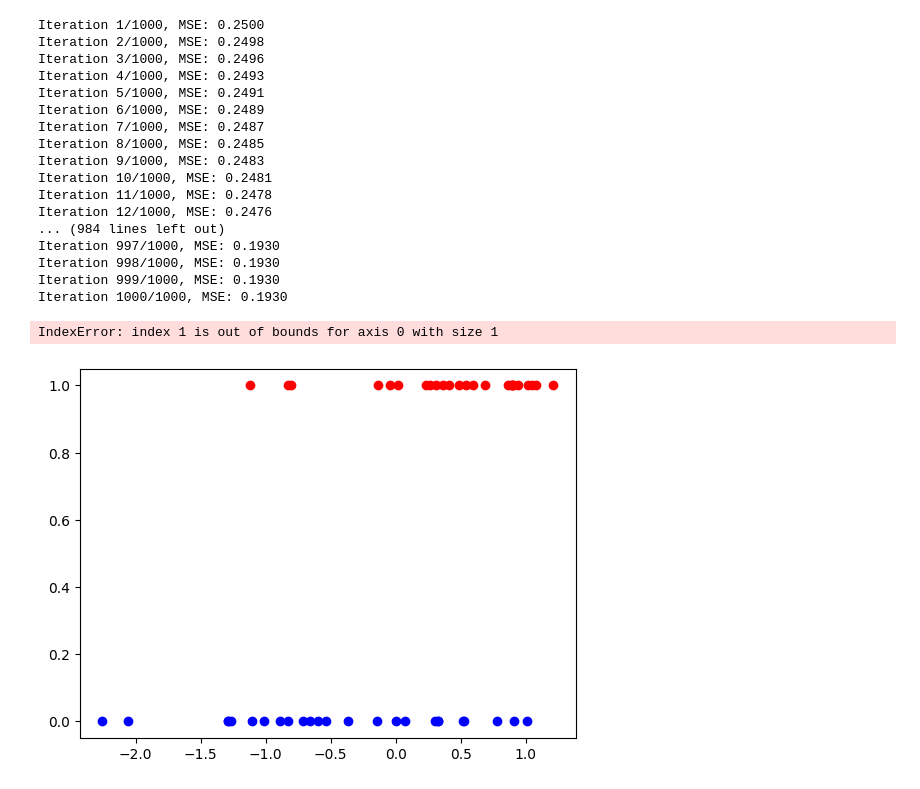
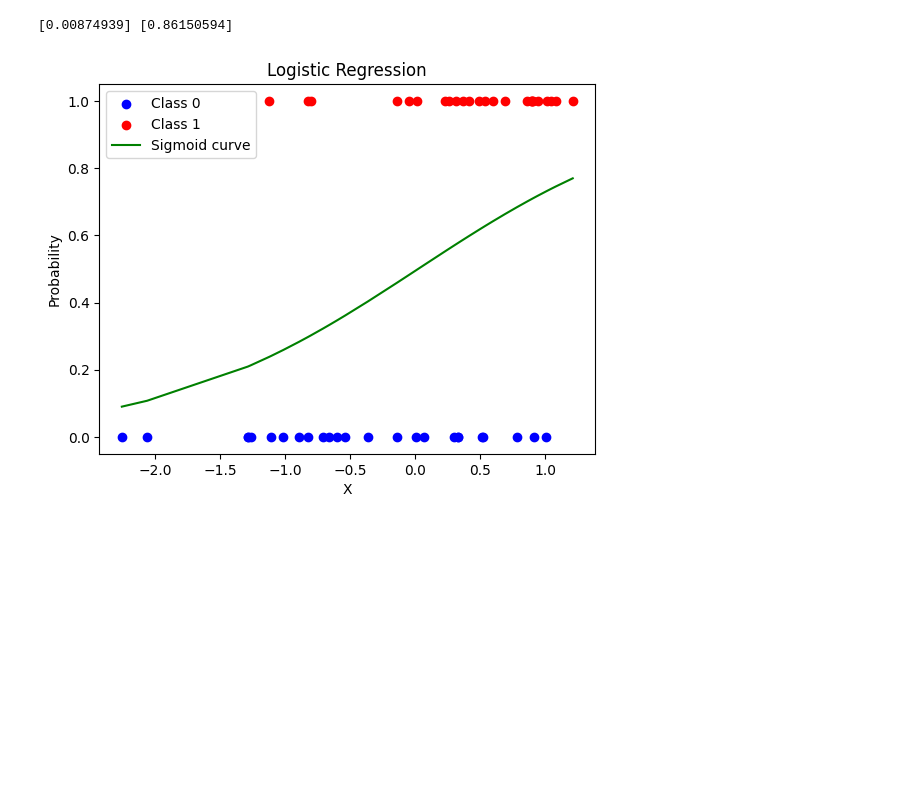
Before and after one commit to plamyaa/regression, a Jupyter notebook: examples.ipynb, the cells around one changed output. Drawn from its saved outputs; the diff is of its cells as text; code cells hidden in the pictures; blank space fills up the shorter version.

```diff
--- a/examples.ipynb
+++ b/examples.ipynb
@@ -43,43 +27,26 @@ Iteration 515/1000, MSE: 265.3945
 # %%
 X, y = make_classification(n_samples=50, n_features=1, n_informative=1,
                            n_redundant=0, random_state=1, n_clusters_per_class=1,
                            class_sep=0.4)
-
-model = LogisticRegression(verbose=True)
+print(X.mean(axis=0), X.std(axis=0)) # нужно standard scaler
+model = LogisticRegression(verbose=False)
 model.fit(X, y)
 
 predictions = model.predict(X)
-probabilities = model.predict_proba(X)
 
 plt.scatter(X[y == 0], y[y == 0], color='blue', label='Class 0')
 plt.scatter(X[y == 1], y[y == 1], color='red', label='Class 1')
 
 X_sorted = np.sort(X, axis=0)
-probabilities_sorted = model.predict_proba(X_sorted)
+probabilities_sorted = model.predict_proba(np.column_stack([np.ones((50)),
+                                                            X_sorted]))
 plt.plot(X_sorted, probabilities_sorted, color='green', label='Sigmoid curve')
 
 plt.xlabel('X')
 plt.ylabel('Probability')
 plt.title('Logistic Regression')
 plt.legend()
 plt.show()
 # %% [output]
-Iteration 1/1000, MSE: 0.2500
-Iteration 2/1000, MSE: 0.2498
-Iteration 3/1000, MSE: 0.2496
-Iteration 4/1000, MSE: 0.2493
-Iteration 5/1000, MSE: 0.2491
-Iteration 6/1000, MSE: 0.2489
-Iteration 7/1000, MSE: 0.2487
-Iteration 8/1000, MSE: 0.2485
-Iteration 9/1000, MSE: 0.2483
-Iteration 10/1000, MSE: 0.2481
-Iteration 11/1000, MSE: 0.2478
-Iteration 12/1000, MSE: 0.2476
-... (984 lines left out)
-Iteration 997/1000, MSE: 0.1930
-Iteration 998/1000, MSE: 0.1930
-Iteration 999/1000, MSE: 0.1930
-Iteration 1000/1000, MSE: 0.1930
+[0.00874939] [0.86150594]
-IndexError: index 1 is out of bounds for axis 0 with size 1
-[figure, old version]
+[figure, new version]
```
Also changed, not shown: parts of 2 cells of this notebook, 3 other files.
